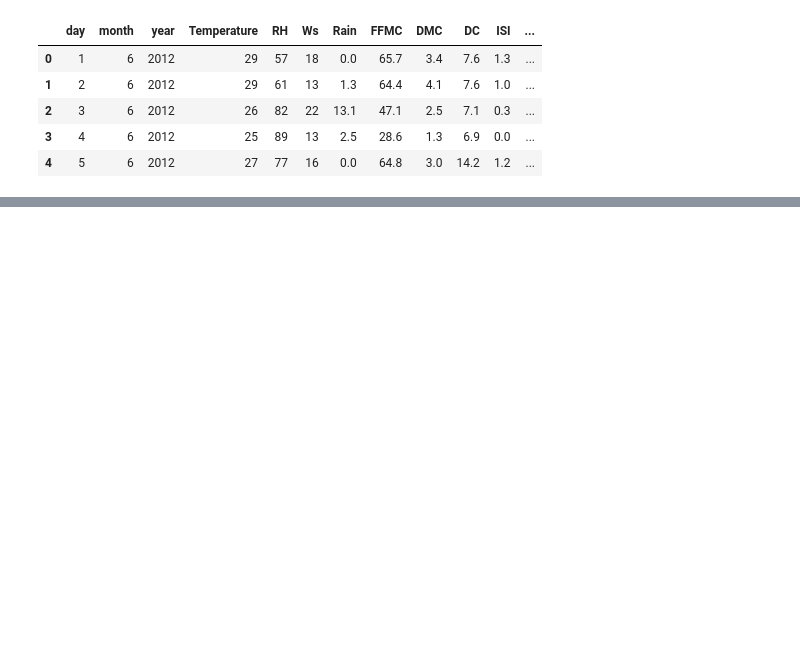
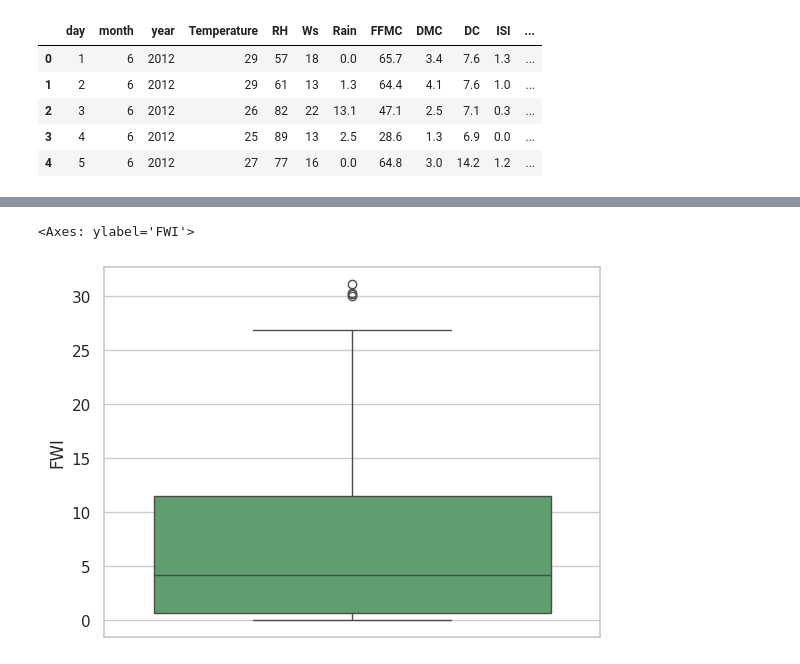
Before and after one commit to BinalPatel29/Udemy, a Jupyter notebook: ML Algorithms/Ridge_Lasso_ElasticNet_regression.ipynb, the cells around one changed output, grey strips where cells are left out. Saved outputs shown, nothing was run; the diff lists cells and outputs as text; code cells hidden in the pictures; blank space fills up the shorter version.

```diff
--- a/ML Algorithms/Ridge_Lasso_ElasticNet_regression.ipynb
+++ b/ML Algorithms/Ridge_Lasso_ElasticNet_regression.ipynb
@@ -250,0 +366,6 @@ df.head()
+# %%
+## box plots
+sns.boxplot(df['FWI'],color='g')
+# %% [output]
+<Axes: ylabel='FWI'>
+[figure, added]
```
Also changed, not shown: parts of 19 cells of this notebook, 1 other file.
